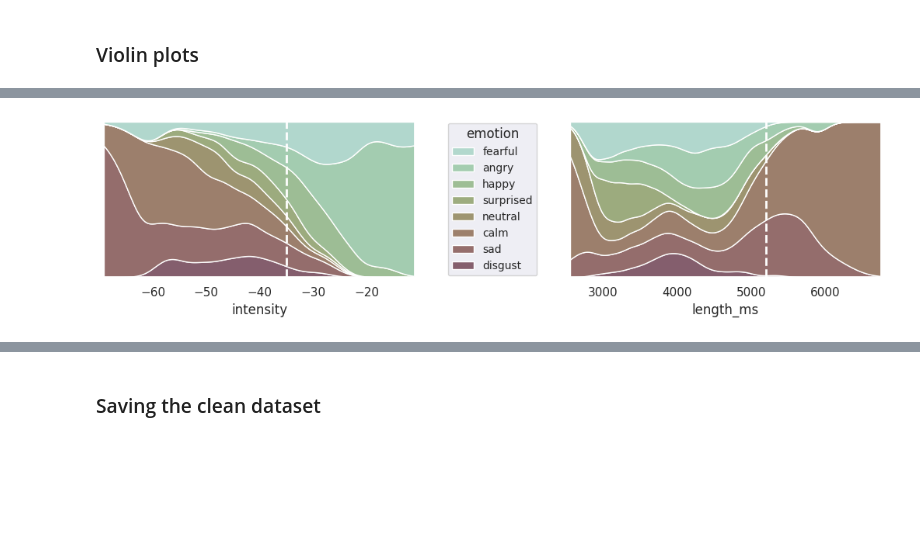
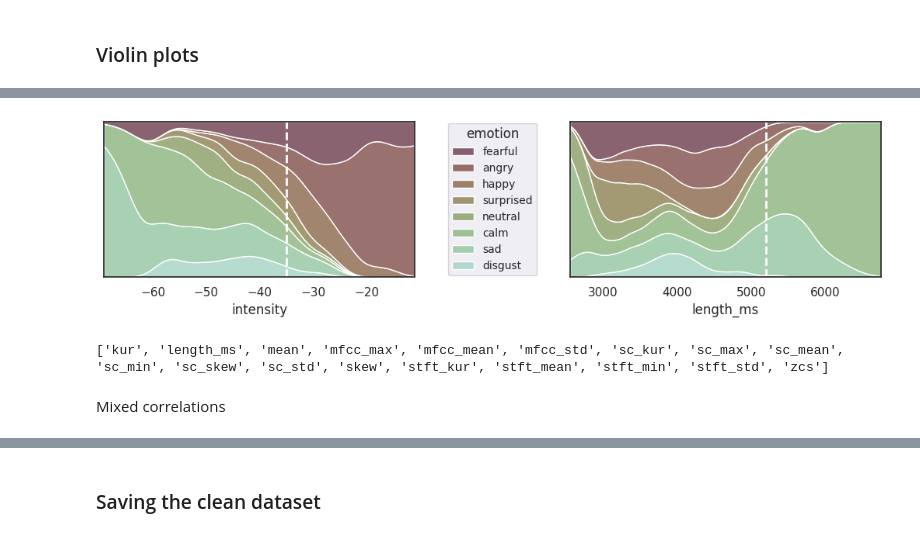
Before and after one commit to djanloo/dynamiting, a Jupyter notebook: UNDERSTANDING/data_understanding.ipynb, the cells around one changed output, grey strips where cells are left out. Cells and saved outputs as stored; diff of their text form; code cells hidden in the pictures; blank space fills up the shorter version.

```diff
--- a/UNDERSTANDING/data_understanding.ipynb
+++ b/UNDERSTANDING/data_understanding.ipynb
@@ -277,9 +266,0 @@ plt.savefig("images/patological_sc.pdf")
-# %%
-s = MinMaxScaler()
-x,y = s.fit_transform(df[["stft_mean", "stft_min"]]).T
-is_zero = (y==0)
-tmp_df = pd.DataFrame(dict(stft_mean=x, stft_min=y, is_zero=is_zero))
-
-
-sns.jointplot(data=tmp_df, x="stft_mean", y="stft_min", hue="is_zero", height=5)
-plt.savefig("images/patological_stft.pdf")
@@ -990,7 +779,7 @@ Y=df[["sc_min", "stft_min"]].values
 # Because the model works better in log scale (exponentially distributed data are not
 # well fitted with a linear model)
 
-Y[correct,1] = np.log(Y[correct,1])
+Y[correct,1] = np.log10(Y[correct,1])
 
 model=LinearRegression()
 
@@ -1002,7 +791,7 @@ Y_estimated=model.predict(X[patological])
 corrected_dataset = df.copy()
 corrected_dataset.sc_min.loc[patological] = Y_estimated[:,0]
 corrected_dataset.stft_min.loc[patological] = Y_estimated[:,1]
-corrected_dataset.stft_min.loc[correct] =  np.log(corrected_dataset.stft_min.loc[correct])
+corrected_dataset.stft_min.loc[correct] =  np.log10(corrected_dataset.stft_min.loc[correct])
 # %% [output]
 There are 1021 patological samples
 A value is trying to be set on a copy of a slice from a DataFrame
@@ -1226,13 +1051,0 @@ Mixed correlations
-# %%
-all_cat = pd.DataFrame()
-Nclasses = 30
-for family in [mfcc_family, stft_family, sc_family, trivial_quant_features]:
-    for feat in family:
-        if feat != "stft_max":
-            bins = np.quantile(df[feat], np.linspace(0,1,Nclasses))
-            all_cat[feat] = pd.cut(x=df[feat], bins=bins, labels=range(Nclasses-1), include_lowest=True)
-all_cat = all_cat.join(df_encoded)
-try:
-    all_cat.drop(columns=["frame_width", "channels"], inplace=True)
-except KeyError as e:
-    print(e)
@@ -1244,15 +1051,0 @@ categorical_features.remove("channels")
-# %%
-from sklearn.metrics import adjusted_mutual_info_score as ami
-V = np.zeros((len(categorical_features), len(nontrivial) + len(trivial_quant_features)))
-ami_df = pd.DataFrame(columns=["numeric", "category", "ami"])
-
-for i,row in enumerate(categorical_features):
-  for j,col in enumerate(nontrivial + trivial_quant_features):
-
-    # Filter NaNs
-    filter = np.logical_not((all_cat[row].isna())|(all_cat[col].isna()))
-    ush = all_cat.loc[filter]
-    V[i,j] = ami(ush[row],ush[col])# cramers_V(all_cat[row], all_cat[col])
-
-    record = pd.DataFrame(dict(numeric=col, category=row, ami=V[i,j]), index=[0])
-    ami_df = pd.concat([ami_df, record], ignore_index=True)
@@ -1328,24 +1104,43 @@ for feat in cool_features:
 [figure]
 # %%
 fig, ax = plt.subplots(1,2, figsize=(10, 2.5))
+import matplotlib
+matplotlib.rcParams["font.family"] = "sans-serif"
 
-pal = sns.cubehelix_palette(8,light=.75, dark=.25, rot=1)
+pal = sns.cubehelix_palette(8,light=.75, dark=.25, rot=1, reverse=True)
 sns.set_style("dark")
 obj=sns.kdeplot(data=df, x="intensity", hue="emotion", multiple="fill", bw_adjust=1, palette=pal, legend=False, ax=ax[0])
 ax[0].set_ylabel("")
 ax[0].set_yticks([])
 ax[0].axvline(-35, ls="--", color="w", lw=2)
 
 # ax[0].set_xlim(0,1)
 # ax[0].set_ylim(0,1)
 
 obj=sns.kdeplot(data=df, x="length_ms", hue="emotion", multiple="fill", bw_adjust=1, palette=pal, legend=True, ax=ax[1])
 ax[1].set_ylabel("")
 ax[1].set_yticks([])
 ax[1].axvline(5200, ls="--", color="w", lw=2)
 
 sns.move_legend(obj,loc="center", bbox_to_anchor=(-0.25, 0.5), ncols=1, fontsize=10)
 plt.subplots_adjust(wspace=0.5, bottom=0.2, left=0., right=1, top=1)
 plt.savefig("images/emotion_conditional.pdf")
 # %% [output]
-[figure, old version]
+[figure, new version]
+# %%
+removable = ["std", "intensity", "log_amp_pp", "mfcc_min", "stft_skew"]
+for feat in removable:
+    try:
+        quantitative_features.remove(feat)
+    except (KeyError, ValueError) as e:
+        print(e)
+    try:
+        df = df.drop(columns=feat)
+    except (KeyError, ValueError) as e:
+        print(e)
+
+print(quantitative_features)
+# %% [output]
+['kur', 'length_ms', 'mean', 'mfcc_max', 'mfcc_mean', 'mfcc_std', 'sc_kur', 'sc_max', 'sc_mean', 'sc_min', 'sc_skew', 'sc_std', 'skew', 'stft_kur', 'stft_mean', 'stft_min', 'stft_std', 'zcs']
+# %% [markdown]
+Mixed correlations
```
Also changed, not shown: parts of 50 cells of this notebook, 40 other files.
